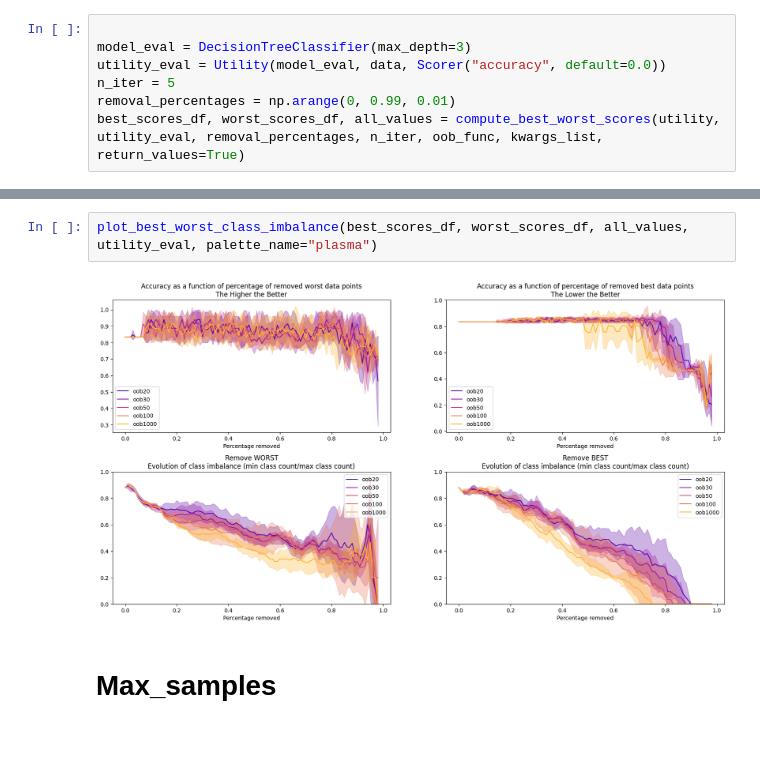
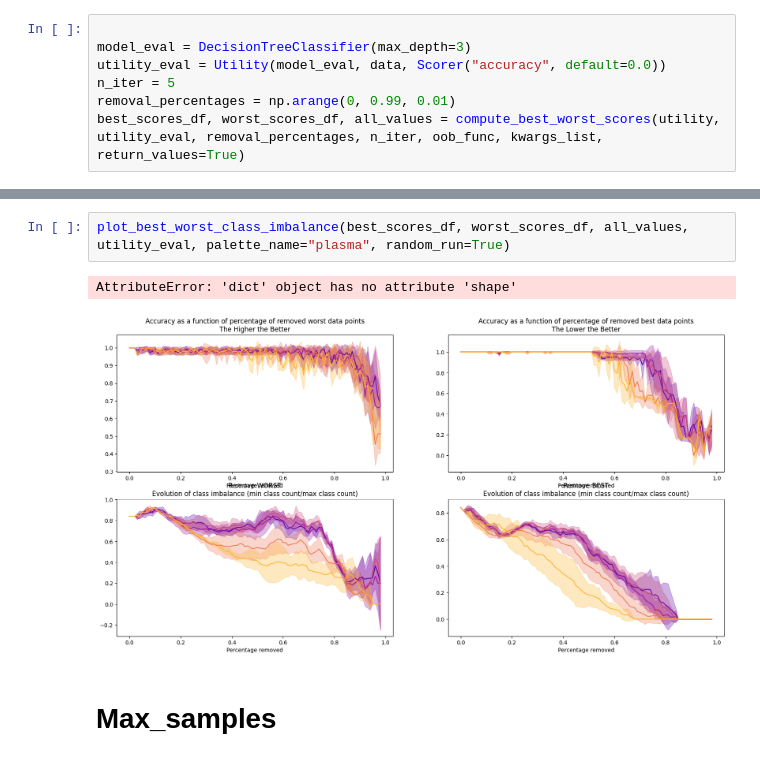
Before and after one commit to BastienZim/pyDVL_DataOOB, a Jupyter notebook: notebooks/my_notebooks/bench_oob_IRIS.ipynb, the cells around one changed output, grey strips where cells are left out. Cells and saved outputs as stored; diff of their text form.

Commit message:
added plot random baseline on removal exps

```diff
--- a/notebooks/my_notebooks/bench_oob_IRIS.ipynb
+++ b/notebooks/my_notebooks/bench_oob_IRIS.ipynb
@@ -116,7 +159,8 @@ plot_best_worst(best_scores_df, worst_scores_df, palette_name="plasma")
 # %%
-plot_best_worst_class_imbalance(best_scores_df, worst_scores_df, all_values, utility_eval, palette_name="plasma")
+plot_best_worst_class_imbalance(best_scores_df, worst_scores_df, all_values, utility_eval, palette_name="plasma", random_run=True)
 # %% [output]
+AttributeError: 'dict' object has no attribute 'shape'
-[figure, old version]
+[figure, new version]
 # %% [markdown]
 # Max_samples
 # %%
```
Also changed, not shown: parts of 7 cells of this notebook, 2 other files.
